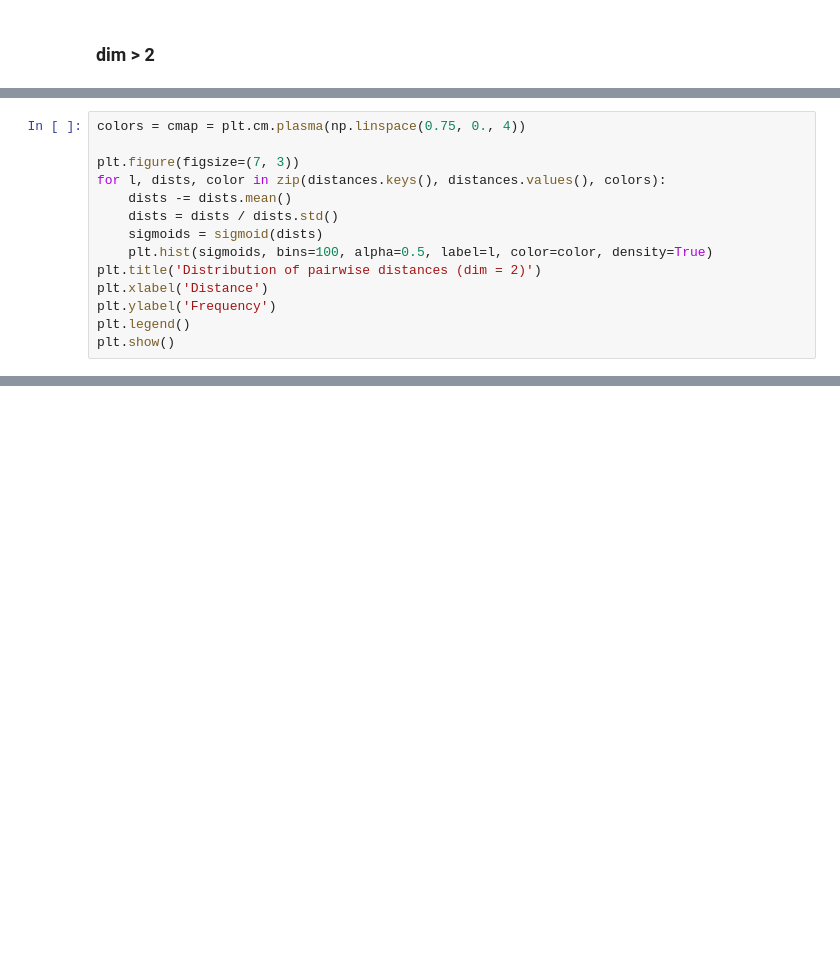
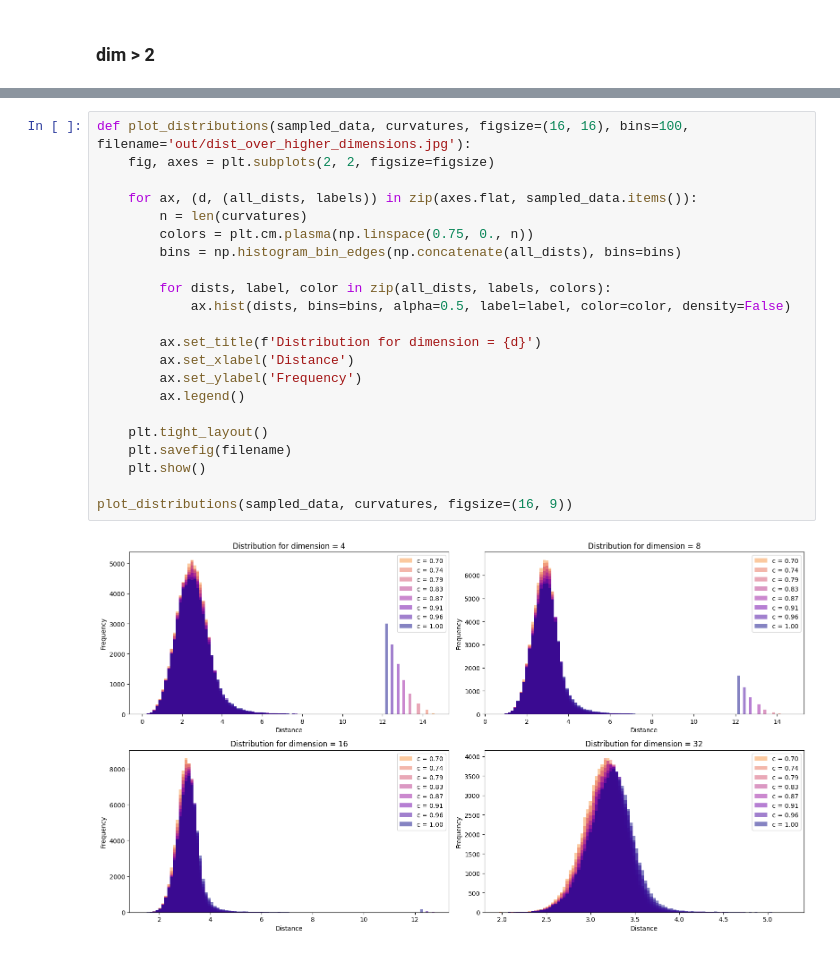
Before and after one commit to Alex2034/nanoGPT, a Jupyter notebook: distances.ipynb, the cells around one changed output, grey strips where cells are left out. Drawn from its saved outputs; the diff is of its cells as text; blank space fills up the shorter version.

```diff
--- a/distances.ipynb
+++ b/distances.ipynb
@@ -248,14 +131,0 @@ plt.show()
-# %%
-colors = cmap = plt.cm.plasma(np.linspace(0.75, 0., 4))
-
-plt.figure(figsize=(7, 3))
-for l, dists, color in zip(distances.keys(), distances.values(), colors):
-    dists -= dists.mean()
-    dists = dists / dists.std()
-    sigmoids = sigmoid(dists)
-    plt.hist(sigmoids, bins=100, alpha=0.5, label=l, color=color, density=True)
-plt.title('Distribution of pairwise distances (dim = 2)')
-plt.xlabel('Distance')
-plt.ylabel('Frequency')
-plt.legend()
-plt.show()
@@ -263,0 +158,24 @@ plt.show()
+# %%
+def plot_distributions(sampled_data, curvatures, figsize=(16, 16), bins=100, filename='out/dist_over_higher_dimensions.jpg'):
+    fig, axes = plt.subplots(2, 2, figsize=figsize)
+
+    for ax, (d, (all_dists, labels)) in zip(axes.flat, sampled_data.items()):
+        n = len(curvatures)
+        colors = plt.cm.plasma(np.linspace(0.75, 0., n))
+        bins = np.histogram_bin_edges(np.concatenate(all_dists), bins=bins)
+
+        for dists, label, color in zip(all_dists, labels, colors):
+            ax.hist(dists, bins=bins, alpha=0.5, label=label, color=color, density=False)
+
+        ax.set_title(f'Distribution for dimension = {d}')
+        ax.set_xlabel('Distance')
+        ax.set_ylabel('Frequency')
+        ax.legend()
+
+    plt.tight_layout()
+    plt.savefig(filename)
+    plt.show()
+
+plot_distributions(sampled_data, curvatures, figsize=(16, 9))
+# %% [output]
+[figure, added]
```
Also changed, not shown: parts of 12 cells of this notebook, 3 other files.
